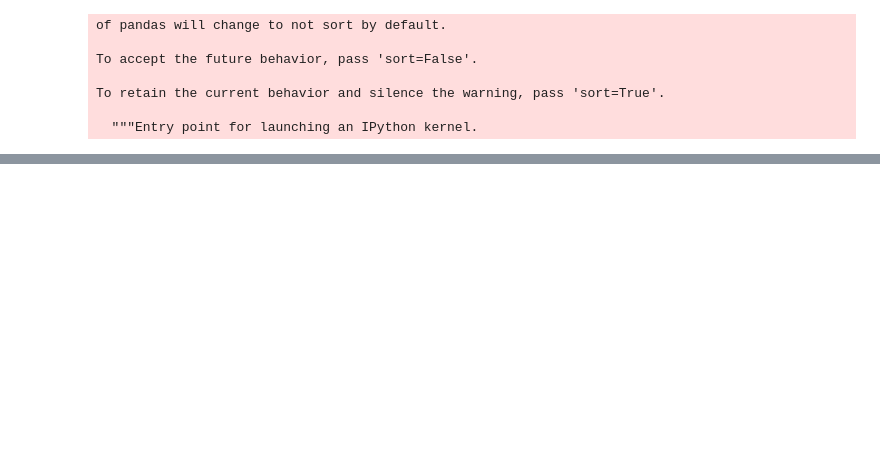
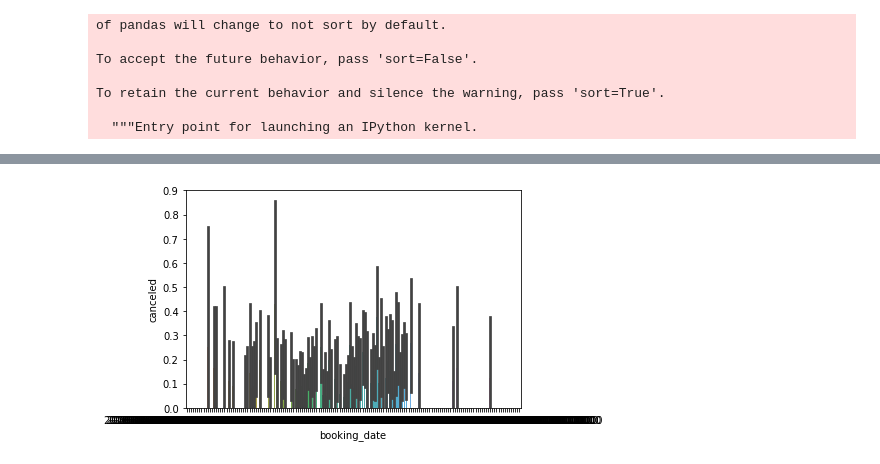
Before and after one commit to SmellsLikeCake/Hair-Salon-Cancellations, a Jupyter notebook: Hair-Salon-Cancellations-Draft.ipynb, the cells around one changed output, grey strips where cells are left out. Cells and saved outputs as stored; diff of their text form; code cells hidden in the pictures; blank space fills up the shorter version.

```diff
--- a/Hair-Salon-Cancellations-Draft.ipynb
+++ b/Hair-Salon-Cancellations-Draft.ipynb
@@ -98,0 +111,2 @@ all_bookings.tail()
+# %%
+column_names = ['booking_date', 'cancel_date', 'canceled_by', 'code', 'days', 'service', 'staff', 'time', 'time_int']
@@ -98,0 +125,2 @@ all_bookings.tail()
+# %%
+all_bookings.columns = column_names
@@ -98,0 +171,5 @@ all_bookings.tail()
+# %%
+g = sns.barplot(y='canceled', x='booking_date', data=all_bookings)
+plt.show()
+# %% [output]
+[figure, added]
```
Also changed, not shown: parts of 55 cells of this notebook, 1 other file.
